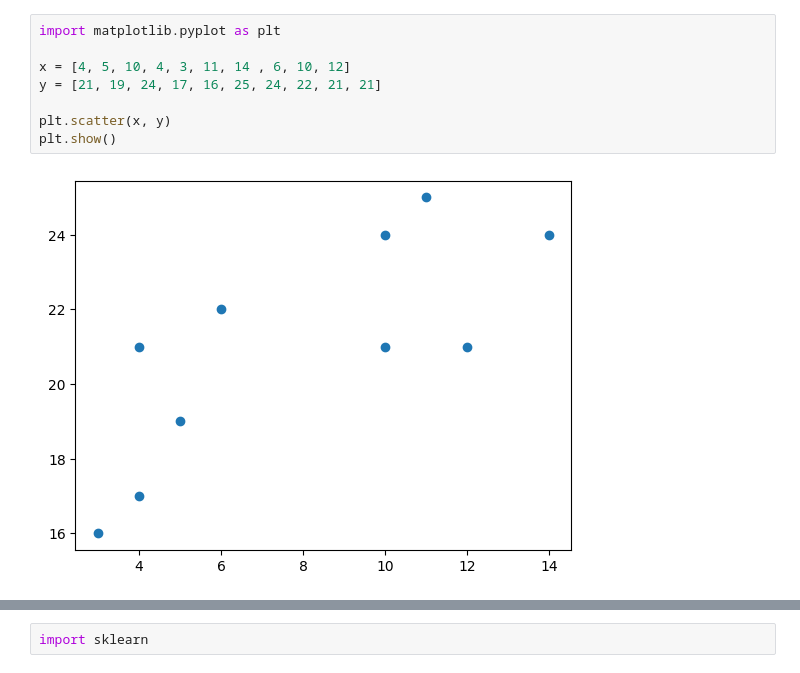
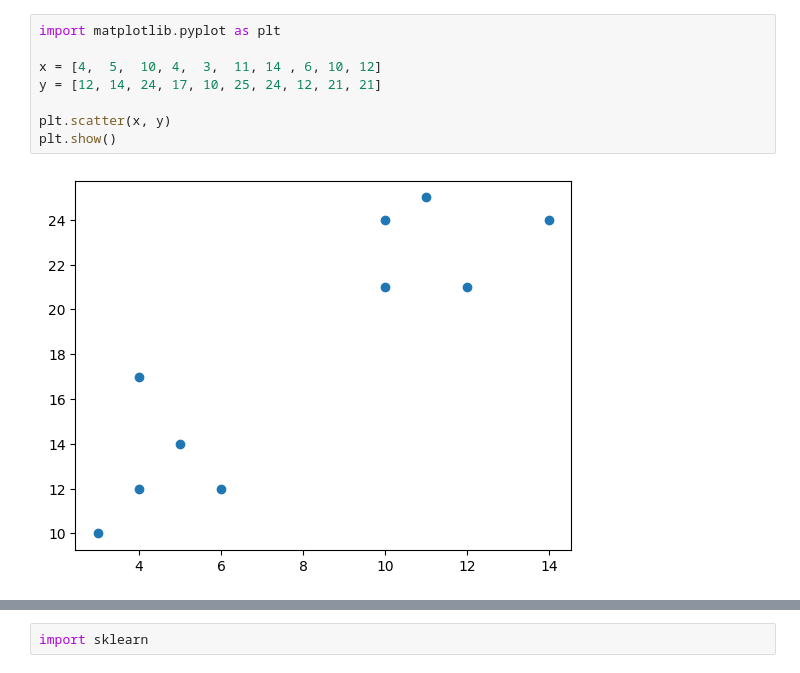
Before and after one commit to Azhniuk/ML, a Jupyter notebook: main/Clustering.ipynb, the cells around one changed output, grey strips where cells are left out. Saved outputs shown, nothing was run; the diff lists cells and outputs as text.

```diff
--- a/main/Clustering.ipynb
+++ b/main/Clustering.ipynb
@@ -1,13 +1,13 @@
 # %%
 import matplotlib.pyplot as plt
 
-x = [4, 5, 10, 4, 3, 11, 14 , 6, 10, 12]
-y = [21, 19, 24, 17, 16, 25, 24, 22, 21, 21]
+x = [4,  5,  10, 4,  3,  11, 14 , 6, 10, 12]
+y = [12, 14, 24, 17, 10, 25, 24, 12, 21, 21]
 
 plt.scatter(x, y)
 plt.show()
 # %% [output]
-[figure, old version]
+[figure, new version]
 # %%
 from sklearn.cluster import KMeans
 
```
Also changed, not shown: parts of 3 cells of this notebook.
